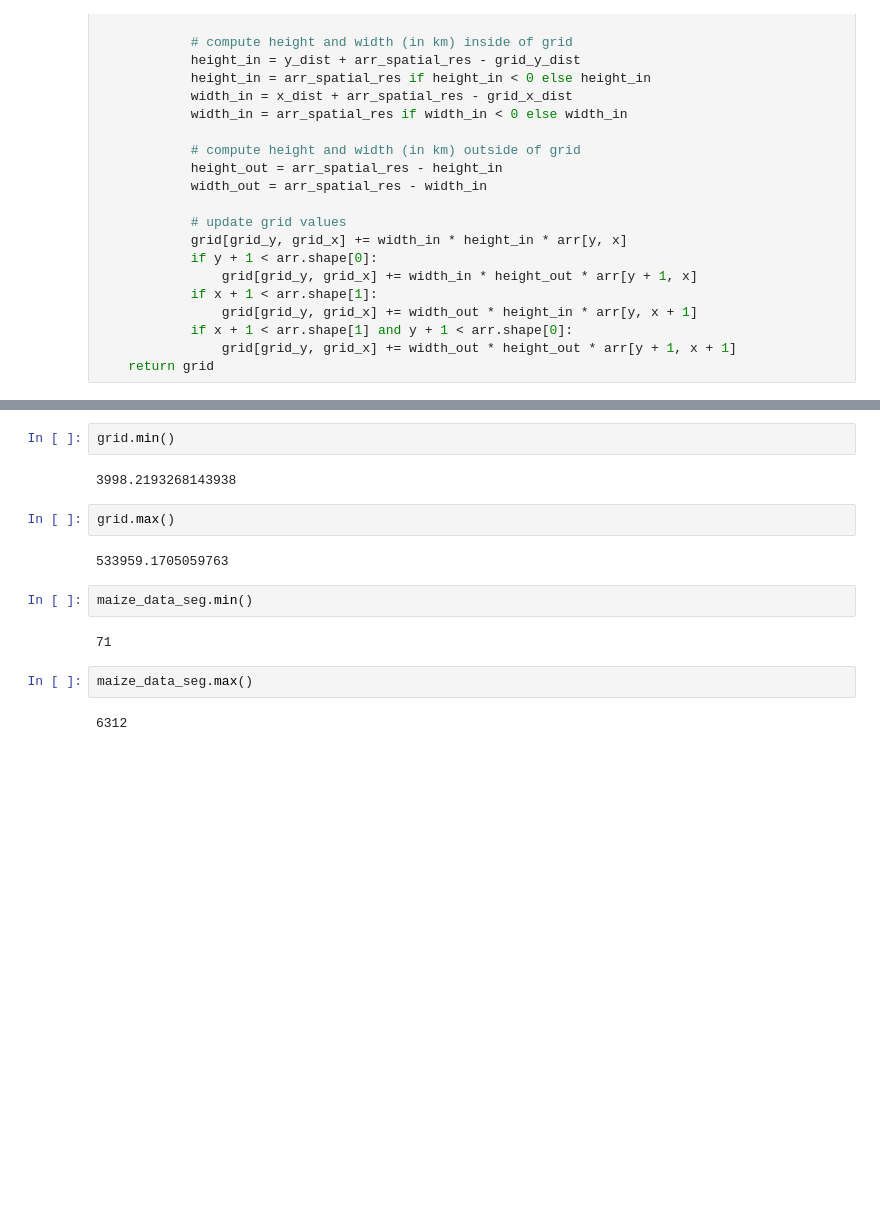
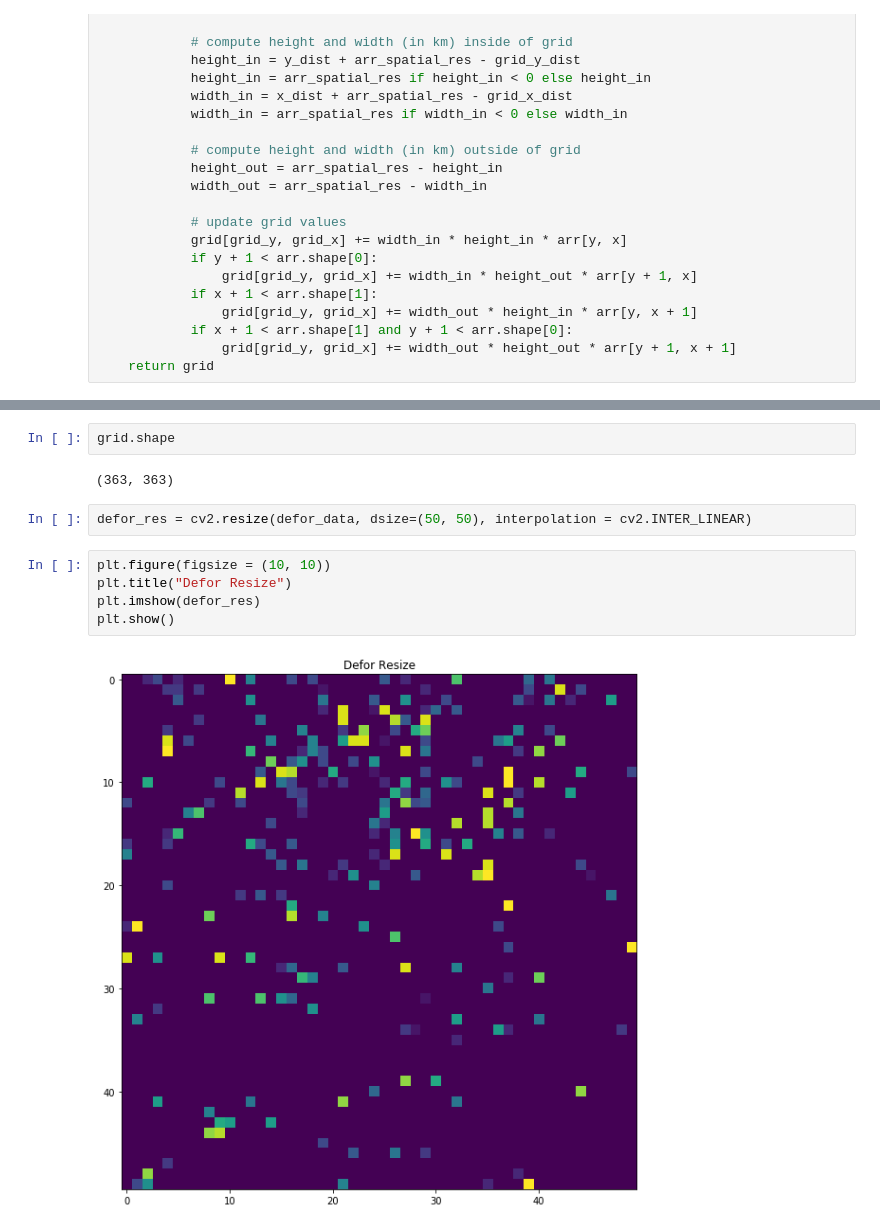
Before and after one commit to ssivak3/Deforestation-Data-Processing, a Jupyter notebook: notebooks/data_aggregation.ipynb, the cells around one changed output, grey strips where cells are left out. Cells and saved outputs as stored; diff of their text form; blank space fills up the shorter version.

```diff
--- a/notebooks/data_aggregation.ipynb
+++ b/notebooks/data_aggregation.ipynb
@@ -323,16 +332,13 @@ KeyboardInterrupt:
 # %%
-grid.min()
+grid.shape
 # %% [output]
-3998.2193268143938
+(363, 363)
-# %%
-grid.max()
-# %% [output]
-533959.1705059763
-# %%
-maize_data_seg.min()
-# %% [output]
-71
-# %%
-maize_data_seg.max()
-# %% [output]
-6312
+# %%
+defor_res = cv2.resize(defor_data, dsize=(50, 50), interpolation = cv2.INTER_LINEAR)
+# %%
+plt.figure(figsize = (10, 10))
+plt.title("Defor Resize")
+plt.imshow(defor_res)
+plt.show()
+# %% [output]
+[figure, added]
```
Also changed, not shown: parts of 25 cells of this notebook, 1 other file.
